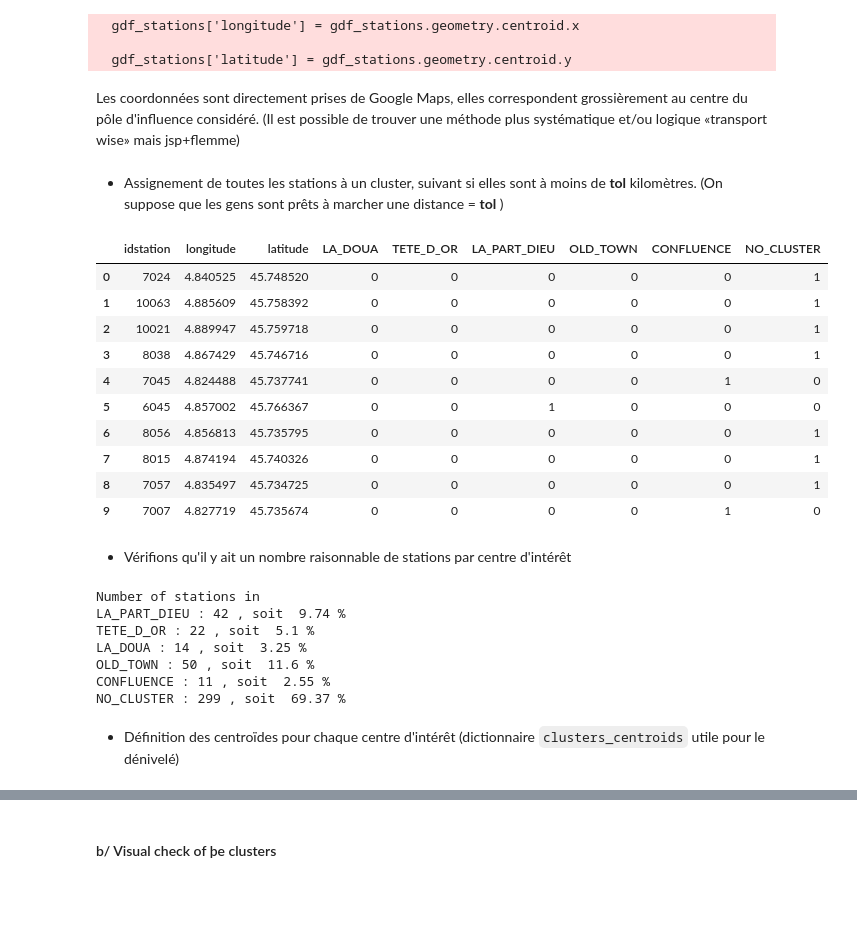
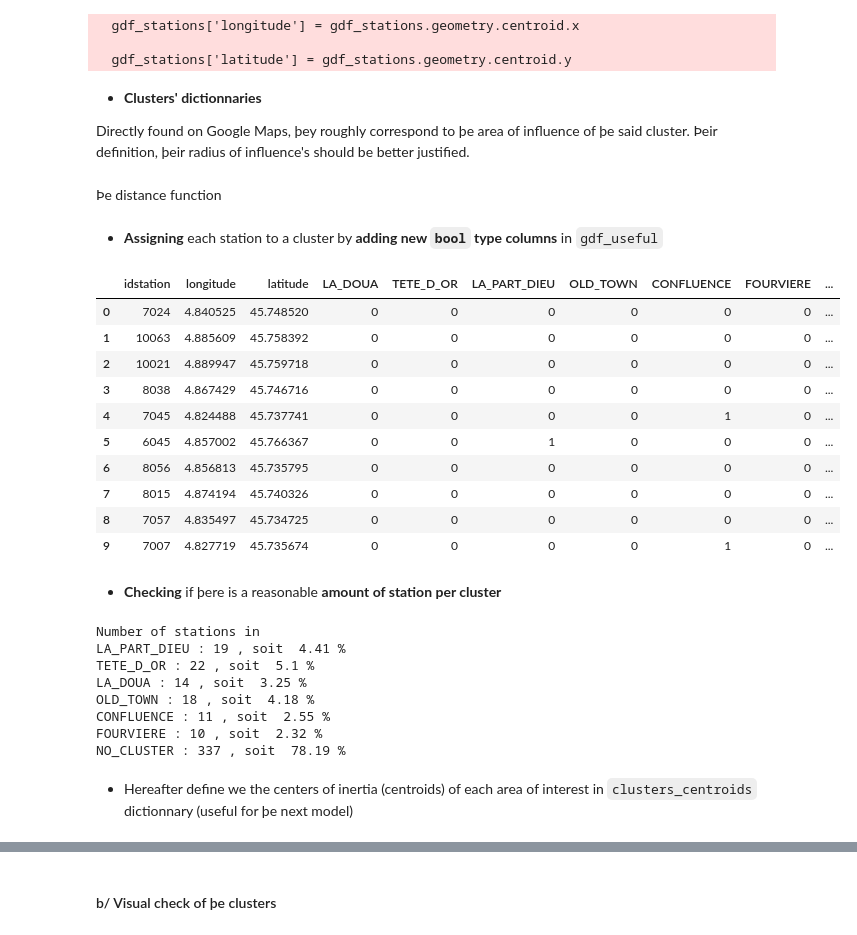
Before and after one commit to Echoo7/Machine-Learning-Project, a Jupyter notebook: Notebook_ghislain_clusters.ipynb, the cells around one changed output, grey strips where cells are left out. Cells and saved outputs as stored; diff of their text form; code cells hidden in the pictures; blank space fills up the shorter version.

```diff
--- a/Notebook_ghislain_clusters.ipynb
+++ b/Notebook_ghislain_clusters.ipynb
@@ -430,22 +436,28 @@ print(gdf_useful.head())
 
   gdf_stations['latitude'] = gdf_stations.geometry.centroid.y
 # %% [markdown]
-Les coordonnées sont directement prises de Google Maps, elles correspondent grossièrement au centre du pôle d'influence considéré. (Il est possible de trouver une méthode plus systématique et/ou logique «transport wise» mais jsp+flemme)
+- **Clusters' dictionnaries**
+
+Directly found on Google Maps, þey roughly correspond to þe area of influence of þe said cluster. Þeir definition, þeir radius of influence's should be better justified.
 # %%
-# STEP 1 - Define the coordinates of each cluster center
+# Define the coordinates of each cluster center
 clusters_centers = {
     'LA_DOUA': (45.783479, 4.875842),
     'TETE_D_OR': (45.778341, 4.853017),
     'LA_PART_DIEU': (45.761882, 4.855204),
     'OLD_TOWN': (45.764043, 4.835659),
-    'CONFLUENCE': (45.732634, 4.819839)
+    'CONFLUENCE': (45.732634, 4.819839),
+    'FOURVIERE': (45.762455, 4.821639)
 }
 
-# STEP 2 - Function to calculate distance between two geographic points
-def haversine(lon1, lat1, lon2, lat2):
-    R = 6371  # Radius of the Earth in kilometers
-    dlon = np.radians(lon2 - lon1)
-    dlat = np.radians(lat2 - lat1)
-    a = np.sin(dlat / 2) ** 2 + np.cos(np.radians(lat1)) * np.cos(np.radians(lat2)) * np.sin(dlon / 2) ** 2
-    c = 2 * np.arcsin(np.sqrt(a))
-    return R * c * 1000  # Return distance in meters
+# Define the radius of influence for each cluster in METERS
+clusters_radius = {
+    'LA_DOUA': 1000,
+    'TETE_D_OR': 1000,
+    'LA_PART_DIEU': 600,
+    'OLD_TOWN': 500,
+    'CONFLUENCE': 1000,
+    'FOURVIERE': 700
+}
+# %% [markdown]
+Þe distance function
@@ -452,34 +473,34 @@ def haversine(lon1, lat1, lon2, lat2):
 # %% [markdown]
-- Assignement de toutes les stations à un cluster, suivant si elles sont à moins de __tol__ kilomètres. (On suppose que les gens sont prêts à marcher une distance = __tol__ )
+- **Assigning** each station to a cluster by **adding new `bool` type columns** in `gdf_useful`
 # %%
-tol = 1000  # en mètres
 for name, (lat_c, lon_c) in clusters_centers.items():
     distances = haversine(
         gdf_useful['longitude'], gdf_useful['latitude'],
         lon_c, lat_c
     )
-    gdf_useful[name] = (distances < tol).astype(int)
+    gdf_useful[name] = (distances < clusters_radius[name]).astype(int)
 
-# Création d'une colonne indiquant les stations qui n'ont pas été assignées à un cluster
+# Creating a column indicating if a station does not belong to any cluster
 gdf_useful['NO_CLUSTER'] = (gdf_useful[list(clusters_centers.keys())].sum(axis=1) == 0).astype(int)
 
-# Nettoyage
+# Cleanup
 del distances
+
 gdf_useful.head(10)
 # %% [output]
-|  | idstation | longitude | latitude | LA_DOUA | TETE_D_OR | LA_PART_DIEU | OLD_TOWN | CONFLUENCE | NO_CLUSTER |
-| 0 | 7024 | 4.840525 | 45.748520 | 0 | 0 | 0 | 0 | 0 | 1 |
-| 1 | 10063 | 4.885609 | 45.758392 | 0 | 0 | 0 | 0 | 0 | 1 |
-| 2 | 10021 | 4.889947 | 45.759718 | 0 | 0 | 0 | 0 | 0 | 1 |
-| 3 | 8038 | 4.867429 | 45.746716 | 0 | 0 | 0 | 0 | 0 | 1 |
-| 4 | 7045 | 4.824488 | 45.737741 | 0 | 0 | 0 | 0 | 1 | 0 |
-| 5 | 6045 | 4.857002 | 45.766367 | 0 | 0 | 1 | 0 | 0 | 0 |
-| 6 | 8056 | 4.856813 | 45.735795 | 0 | 0 | 0 | 0 | 0 | 1 |
-| 7 | 8015 | 4.874194 | 45.740326 | 0 | 0 | 0 | 0 | 0 | 1 |
-| 8 | 7057 | 4.835497 | 45.734725 | 0 | 0 | 0 | 0 | 0 | 1 |
-| 9 | 7007 | 4.827719 | 45.735674 | 0 | 0 | 0 | 0 | 1 | 0 |
+|  | idstation | longitude | latitude | LA_DOUA | TETE_D_OR | LA_PART_DIEU | OLD_TOWN | CONFLUENCE | FOURVIERE | ... |
+| 0 | 7024 | 4.840525 | 45.748520 | 0 | 0 | 0 | 0 | 0 | 0 | ... |
+| 1 | 10063 | 4.885609 | 45.758392 | 0 | 0 | 0 | 0 | 0 | 0 | ... |
+| 2 | 10021 | 4.889947 | 45.759718 | 0 | 0 | 0 | 0 | 0 | 0 | ... |
+| 3 | 8038 | 4.867429 | 45.746716 | 0 | 0 | 0 | 0 | 0 | 0 | ... |
+| 4 | 7045 | 4.824488 | 45.737741 | 0 | 0 | 0 | 0 | 1 | 0 | ... |
+| 5 | 6045 | 4.857002 | 45.766367 | 0 | 0 | 1 | 0 | 0 | 0 | ... |
+| 6 | 8056 | 4.856813 | 45.735795 | 0 | 0 | 0 | 0 | 0 | 0 | ... |
+| 7 | 8015 | 4.874194 | 45.740326 | 0 | 0 | 0 | 0 | 0 | 0 | ... |
+| 8 | 7057 | 4.835497 | 45.734725 | 0 | 0 | 0 | 0 | 0 | 0 | ... |
+| 9 | 7007 | 4.827719 | 45.735674 | 0 | 0 | 0 | 0 | 1 | 0 | ... |
 # %% [markdown]
-- Vérifions qu'il y ait un nombre raisonnable de stations par centre d'intérêt
+- **Checking** if þere is a reasonable **amount of station per cluster**
 # %%
 print("Number of stations in")
 print("LA_PART_DIEU :", gdf_useful['LA_PART_DIEU'].sum(), ", soit ", round(gdf_useful['LA_PART_DIEU'].sum() / gdf_useful.shape[0] * 100, ndigits=2), "%")
@@ -487,19 +508,21 @@ print("TETE_D_OR :", gdf_useful['TETE_D_OR'].sum(), ", soit ", round(gdf_useful[
 print("LA_DOUA :", gdf_useful['LA_DOUA'].sum(), ", soit ", round(gdf_useful['LA_DOUA'].sum() / gdf_useful.shape[0] * 100, ndigits=2), "%")
 print("OLD_TOWN :", gdf_useful['OLD_TOWN'].sum(), ", soit ", round(gdf_useful['OLD_TOWN'].sum() / gdf_useful.shape[0] * 100, ndigits=2), "%")
 print("CONFLUENCE :", gdf_useful['CONFLUENCE'].sum(), ", soit ", round(gdf_useful['CONFLUENCE'].sum() / gdf_useful.shape[0] * 100, ndigits=2), "%")
+print("FOURVIERE :", gdf_useful['FOURVIERE'].sum(), ", soit ", round(gdf_useful['FOURVIERE'].sum() / gdf_useful.shape[0] * 100, ndigits=2), "%")
 
 # Nombre de stations non assignées à un cluster
 print("NO_CLUSTER :", gdf_useful['NO_CLUSTER'].sum(), ", soit ", round(gdf_useful['NO_CLUSTER'].sum() / gdf_useful.shape[0] * 100, ndigits=2), "%")
 # %% [output]
 Number of stations in
-LA_PART_DIEU : 42 , soit  9.74 %
+LA_PART_DIEU : 19 , soit  4.41 %
 TETE_D_OR : 22 , soit  5.1 %
 LA_DOUA : 14 , soit  3.25 %
-OLD_TOWN : 50 , soit  11.6 %
+OLD_TOWN : 18 , soit  4.18 %
 CONFLUENCE : 11 , soit  2.55 %
-NO_CLUSTER : 299 , soit  69.37 %
+FOURVIERE : 10 , soit  2.32 %
+NO_CLUSTER : 337 , soit  78.19 %
 # %% [markdown]
-- Définition des centroïdes pour chaque centre d'intérêt (dictionnaire `clusters_centroids` utile pour le dénivelé)
+- Hereafter define we the centers of inertia (centroids) of each area of interest in `clusters_centroids` dictionnary (useful for þe next model)
 # %%
 clusters_centroids = {}
 
```
Also changed, not shown: parts of 10 cells of this notebook.
